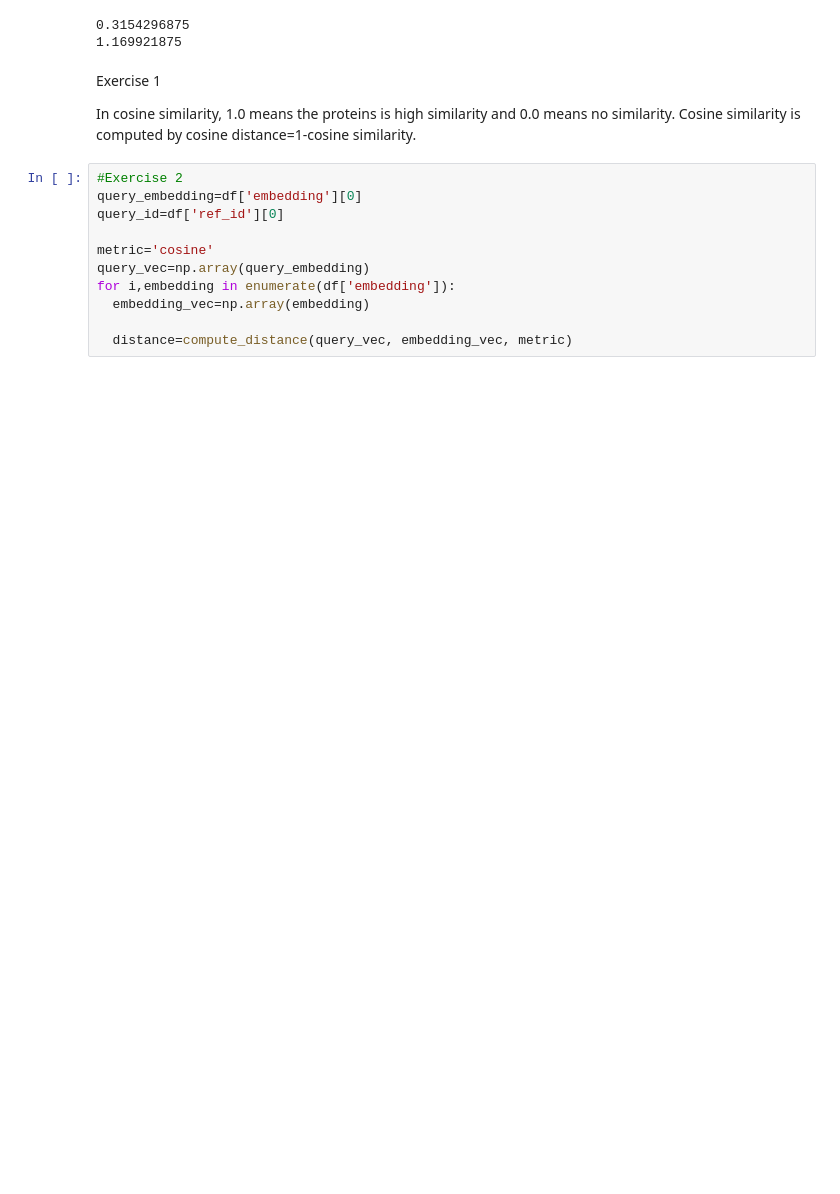
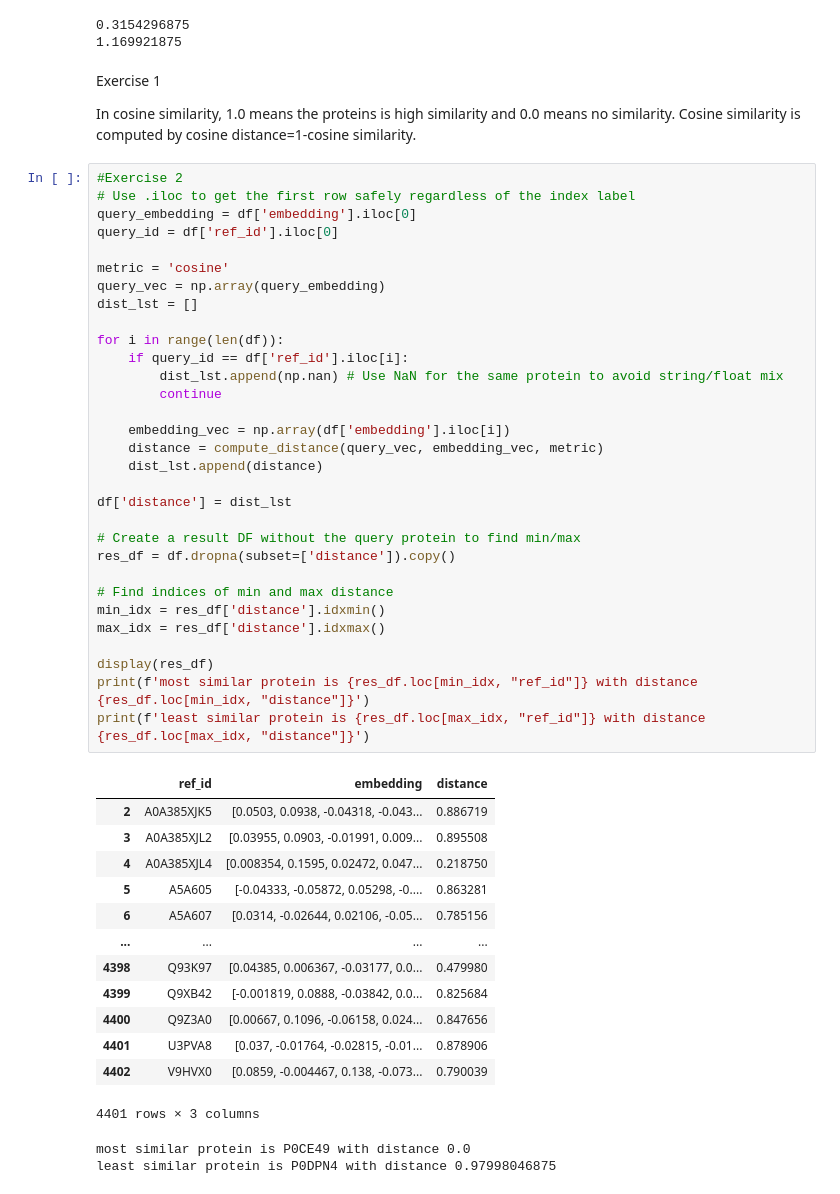
Before and after one commit to wiz124/chem169-git, a Jupyter notebook: Li_Harry_RID_015_code.ipynb, the cells around one changed output. Cells and saved outputs as stored; diff of their text form; blank space fills up the shorter version.

```diff
--- a/Li_Harry_RID_015_code.ipynb
+++ b/Li_Harry_RID_015_code.ipynb
@@ -69,14 +69,50 @@ print(compute_distance(vec_a, vec_b, 'euclidean'))
 Exercise 1
 
 In cosine similarity, 1.0 means the proteins is high similarity and 0.0 means no similarity. Cosine similarity is computed by cosine distance=1-cosine similarity.
-# %%
-#Exercise 2
-query_embedding=df['embedding'][0]
-query_id=df['ref_id'][0]
-
-metric='cosine'
-query_vec=np.array(query_embedding)
-for i,embedding in enumerate(df['embedding']):
-  embedding_vec=np.array(embedding)
-
-  distance=compute_distance(query_vec, embedding_vec, metric)
+# %%
+#Exercise 2
+# Use .iloc to get the first row safely regardless of the index label
+query_embedding = df['embedding'].iloc[0]
+query_id = df['ref_id'].iloc[0]
+
+metric = 'cosine'
+query_vec = np.array(query_embedding)
+dist_lst = []
+
+for i in range(len(df)):
+    if query_id == df['ref_id'].iloc[i]:
+        dist_lst.append(np.nan) # Use NaN for the same protein to avoid string/float mix
+        continue
+
+    embedding_vec = np.array(df['embedding'].iloc[i])
+    distance = compute_distance(query_vec, embedding_vec, metric)
+    dist_lst.append(distance)
+
+df['distance'] = dist_lst
+
+# Create a result DF without the query protein to find min/max
+res_df = df.dropna(subset=['distance']).copy()
+
+# Find indices of min and max distance
+min_idx = res_df['distance'].idxmin()
+max_idx = res_df['distance'].idxmax()
+
+display(res_df)
+print(f'most similar protein is {res_df.loc[min_idx, "ref_id"]} with distance {res_df.loc[min_idx, "distance"]}')
+print(f'least similar protein is {res_df.loc[max_idx, "ref_id"]} with distance {res_df.loc[max_idx, "distance"]}')
+# %% [output]
+|  | ref_id | embedding | distance |
+| 2 | A0A385XJK5 | [0.0503, 0.0938, -0.04318, -0.043... | 0.886719 |
+| 3 | A0A385XJL2 | [0.03955, 0.0903, -0.01991, 0.009... | 0.895508 |
+| 4 | A0A385XJL4 | [0.008354, 0.1595, 0.02472, 0.047... | 0.218750 |
+| 5 | A5A605 | [-0.04333, -0.05872, 0.05298, -0.... | 0.863281 |
+| 6 | A5A607 | [0.0314, -0.02644, 0.02106, -0.05... | 0.785156 |
+| ... | ... | ... | ... |
+| 4398 | Q93K97 | [0.04385, 0.006367, -0.03177, 0.0... | 0.479980 |
+| 4399 | Q9XB42 | [-0.001819, 0.0888, -0.03842, 0.0... | 0.825684 |
+| 4400 | Q9Z3A0 | [0.00667, 0.1096, -0.06158, 0.024... | 0.847656 |
+| 4401 | U3PVA8 | [0.037, -0.01764, -0.02815, -0.01... | 0.878906 |
+| 4402 | V9HVX0 | [0.0859, -0.004467, 0.138, -0.073... | 0.790039 |
+4401 rows × 3 columns
+most similar protein is P0CE49 with distance 0.0
+least similar protein is P0DPN4 with distance 0.97998046875
```
Also changed, not shown: parts of 6 cells of this notebook.
